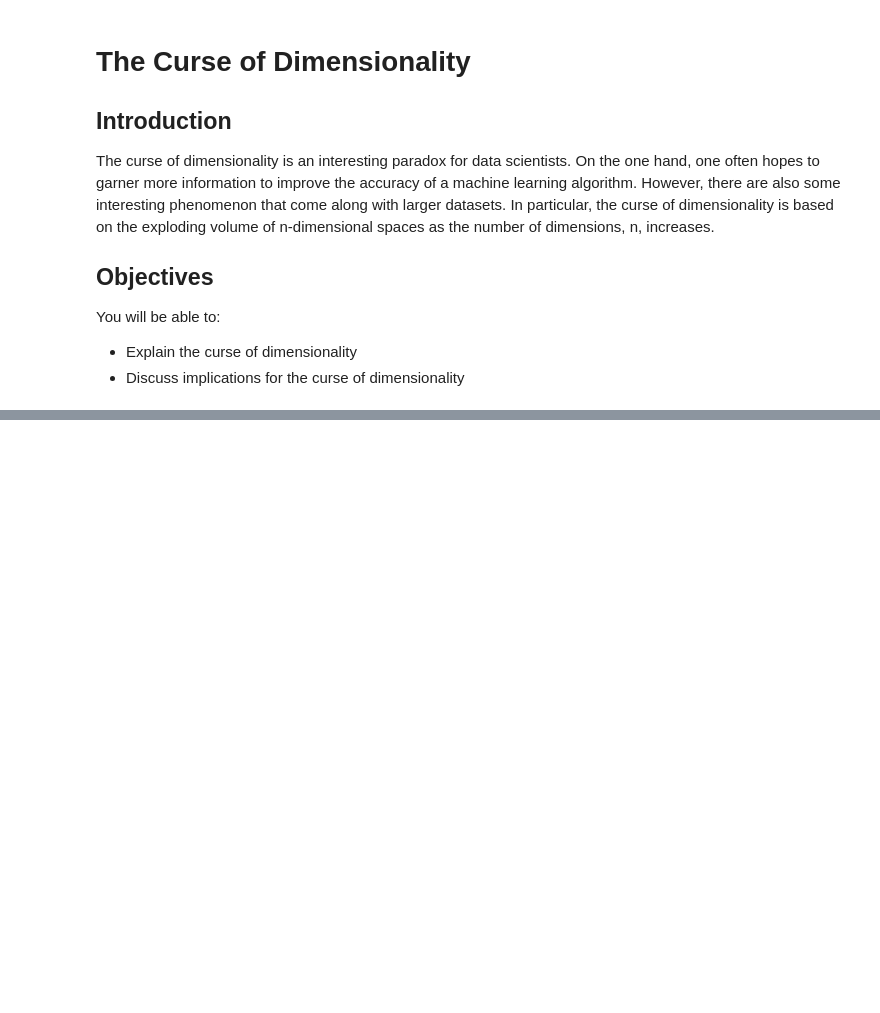
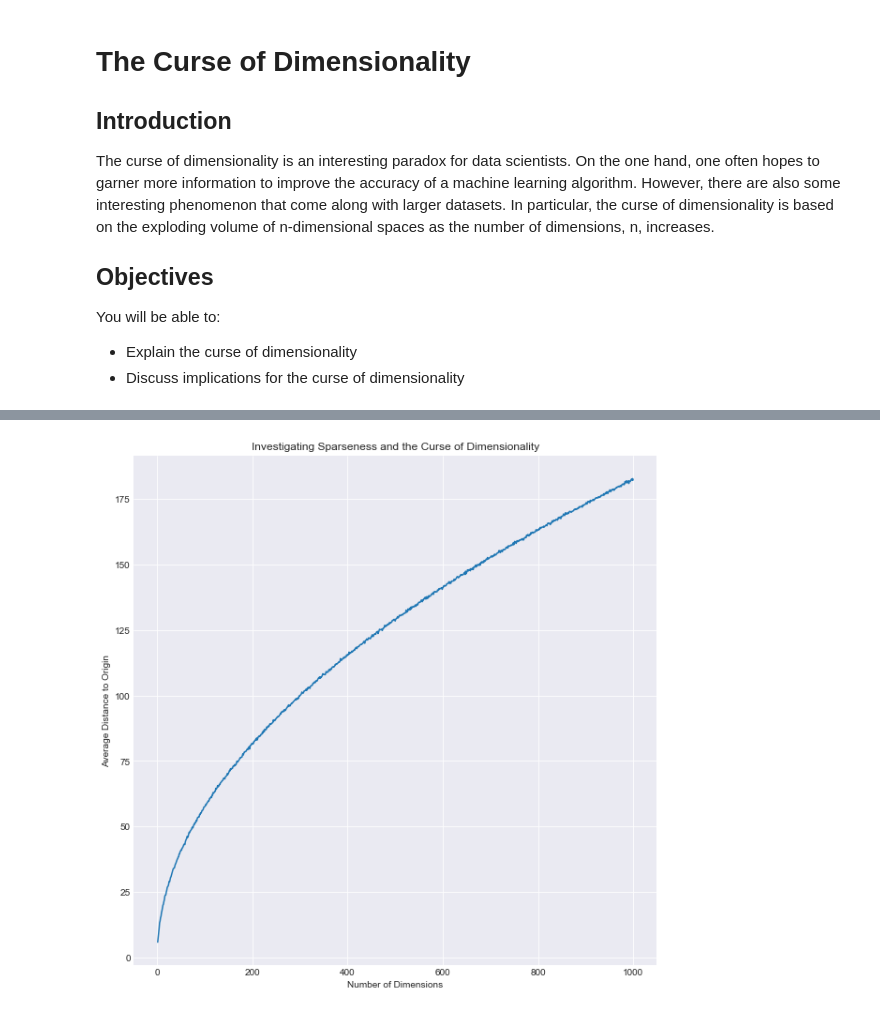
Before and after one commit to learn-co-curriculum/dsc-curse-of-dimensionality, a Jupyter notebook: index.ipynb, the cells around one changed output, grey strips where cells are left out. Saved outputs shown, nothing was run; the diff lists cells and outputs as text; code cells hidden in the pictures; blank space fills up the shorter version.

Commit message:
ALERT: Cell Mismatch. Auto-create curriculum branch from solution + master

```diff
--- a/index.ipynb
+++ b/index.ipynb
@@ -34,0 +38,23 @@ The curse of dimensionality presents an intriguing paradox. On the one hand, mor
+# %%
+# __SOLUTION__
+def euclidean_distance(p1, p2):
+    p1, p2 = np.array(p1), np.array(p2) #Ensure p1/p2 are NumPy Arrays
+    return np.sqrt(np.sum(np.square(p2-p1)))
+# %%
+# __SOLUTION__
+import matplotlib.pyplot as plt
+import seaborn as sns
+%matplotlib inline
+sns.set_style('darkgrid')
+# %%
+# __SOLUTION__
+avg_distances = []
+for n in range(1, 1001):
+    avg_distances.append(np.mean([euclidean_distance(np.random.uniform(low=-10, high=10, size=n), [0 for i in range(n)]) for p in range(100)]))
+plt.figure(figsize=(10,10))
+plt.plot(range(1,1001), avg_distances)
+plt.xlabel('Number of Dimensions')
+plt.ylabel('Average Distance to Origin')
+plt.title('Investigating Sparseness and the Curse of Dimensionality');
+# %% [output]
+[figure, added]
```
Also changed, not shown: parts of 6 cells of this notebook, 5 other files.
